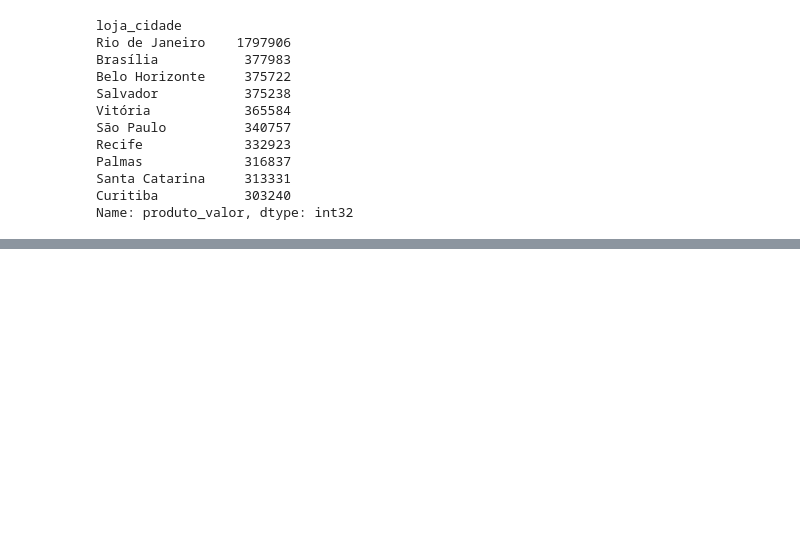
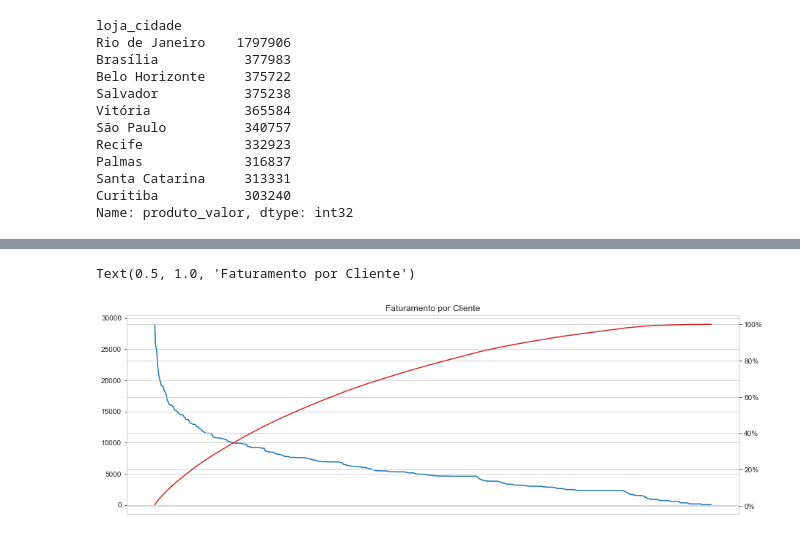
Before and after one commit to italocreator/heros-journey, a Jupyter notebook: Projeto_20211115/202111115_tratamento/5-Analises_Insights/20211115_Analises.ipynb, the cells around one changed output, grey strips where cells are left out. Drawn from its saved outputs; the diff is of its cells as text; code cells hidden in the pictures; blank space fills up the shorter version.

```diff
--- a/Projeto_20211115/202111115_tratamento/5-Analises_Insights/20211115_Analises.ipynb
+++ b/Projeto_20211115/202111115_tratamento/5-Analises_Insights/20211115_Analises.ipynb
@@ -371,0 +391,14 @@ O maior valor é R$ 1,797,906.98 e a média dos demais é R$ 344,624.40
+# %%
+from matplotlib.ticker import PercentFormatter
+
+fig, ax = plt.subplots(figsize=(15,5))
+ax.plot(faturamento_cliente.index, faturamento_cliente.values, color='C0')
+ax2 = ax.twinx()
+ax2.plot(faturamento_cliente.index, faturamento_cliente.values.cumsum()/faturamento_cliente.values.sum()*100, color='C3')
+ax2.yaxis.set_major_formatter(PercentFormatter())
+ax2.axes.get_xaxis().set_visible(False)
+ax.axes.get_xaxis().set_visible(False)
+plt.title('Faturamento por Cliente')
+# %% [output]
+Text(0.5, 1.0, 'Faturamento por Cliente')
+[figure, added]
```
Also changed, not shown: parts of 9 cells of this notebook.
